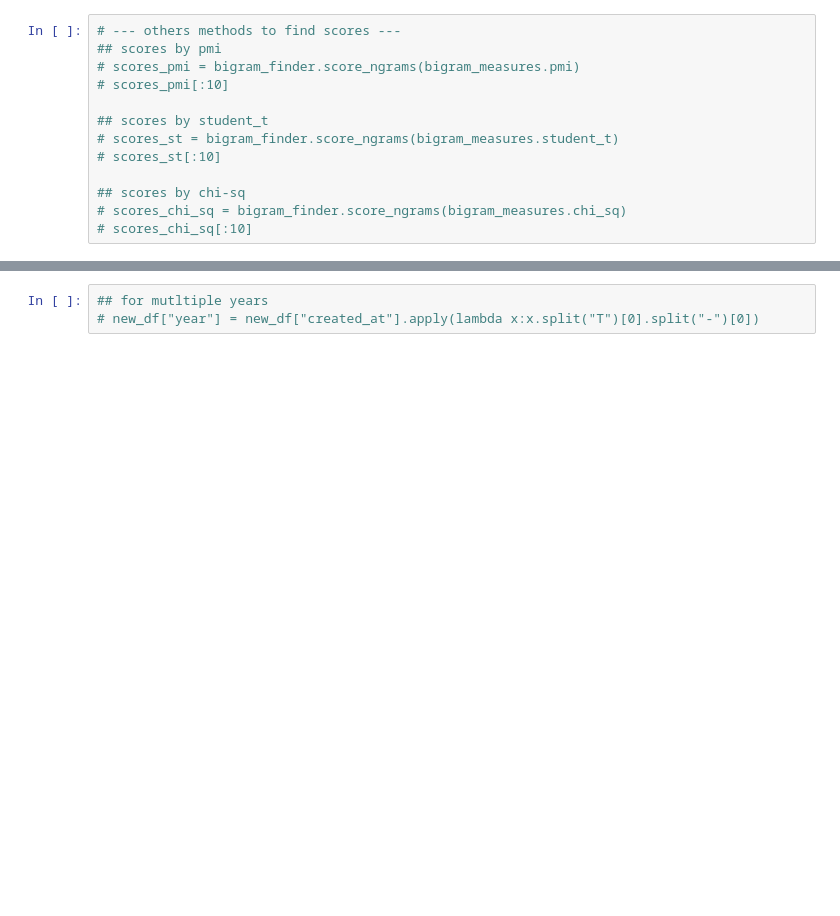
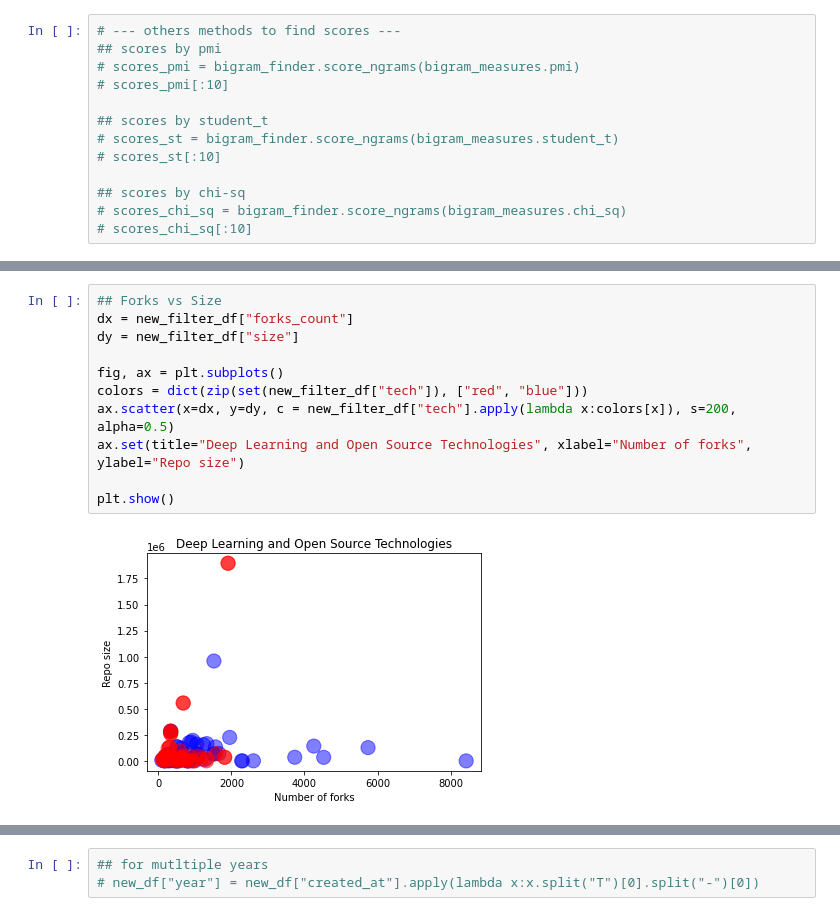
Before and after one commit to 3D-soul/MySocialMediaAnalytics, a Jupyter notebook: Python/Trnd-Mning-GH.ipynb, the cells around one changed output, grey strips where cells are left out. Saved outputs shown, nothing was run; the diff lists cells and outputs as text; blank space fills up the shorter version.

```diff
--- a/Python/Trnd-Mning-GH.ipynb
+++ b/Python/Trnd-Mning-GH.ipynb
@@ -500,0 +855,13 @@ for q in qs:
+# %%
+## Forks vs Size
+dx = new_filter_df["forks_count"]
+dy = new_filter_df["size"]
+
+fig, ax = plt.subplots()
+colors = dict(zip(set(new_filter_df["tech"]), ["red", "blue"]))
+ax.scatter(x=dx, y=dy, c = new_filter_df["tech"].apply(lambda x:colors[x]), s=200, alpha=0.5)
+ax.set(title="Deep Learning and Open Source Technologies", xlabel="Number of forks", ylabel="Repo size")
+
+plt.show()
+# %% [output]
+[figure, added]
```
Also changed, not shown: parts of 55 cells of this notebook.
